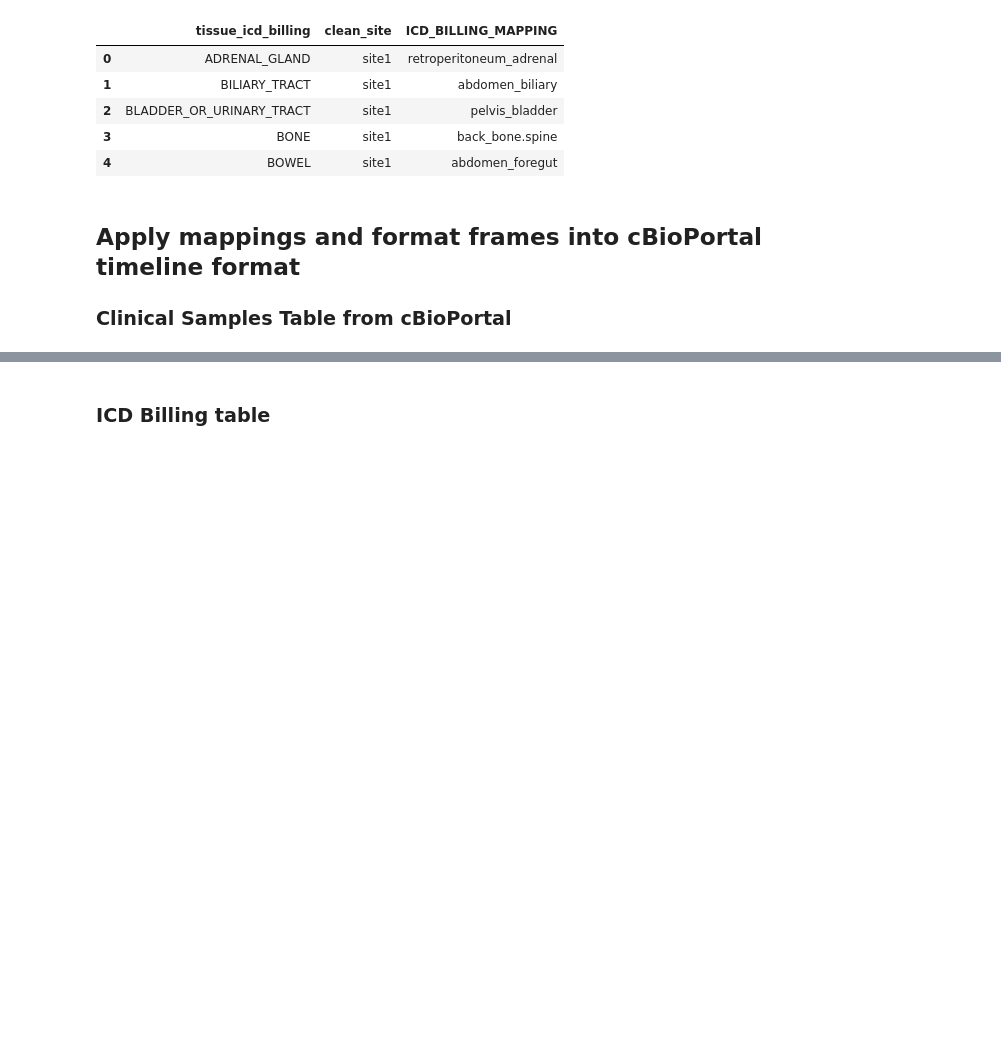
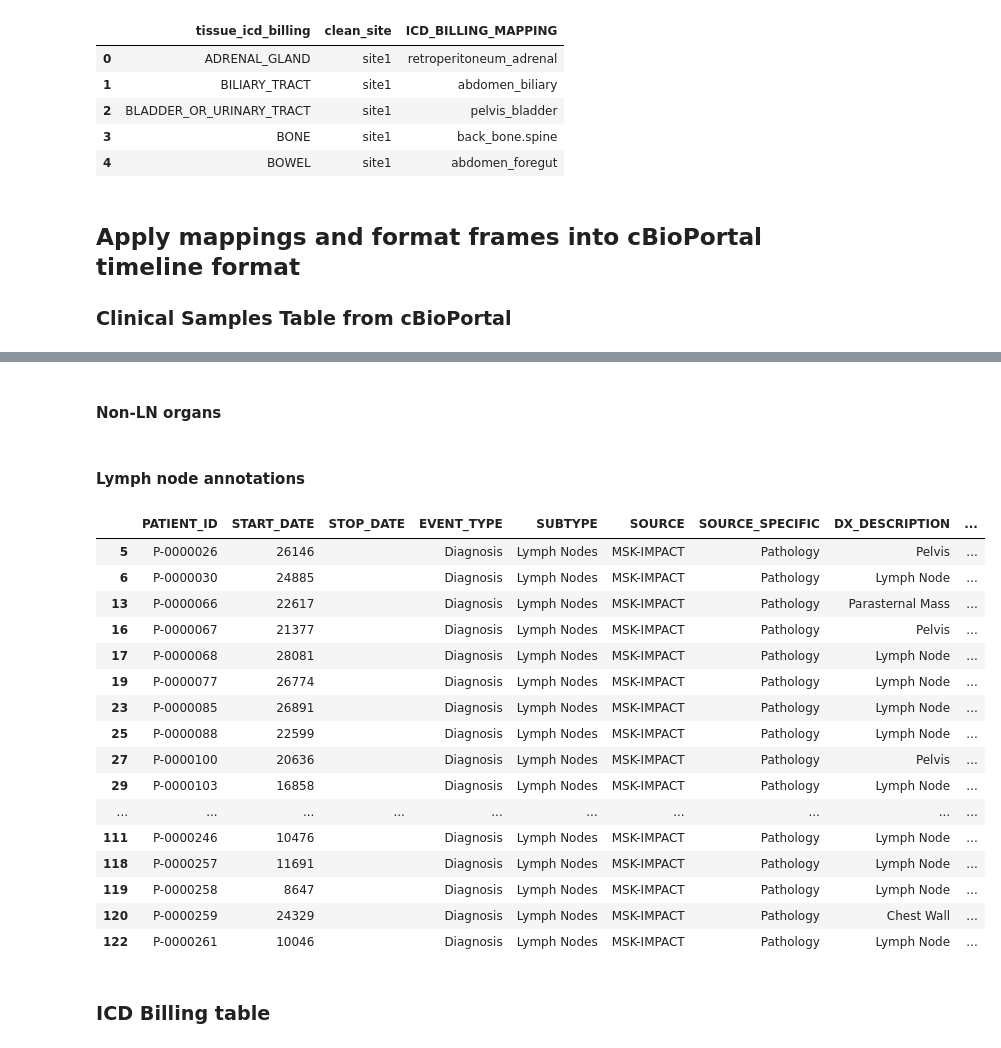
Before and after one commit to clinical-data-mining/organ-site-mapping, a Jupyter notebook: demo_notebooks/met_site_data_creation_impact_scaled.ipynb, the cells around one changed output, grey strips where cells are left out. Drawn from its saved outputs; the diff is of its cells as text; code cells hidden in the pictures; blank space fills up the shorter version.

```diff
--- a/demo_notebooks/met_site_data_creation_impact_scaled.ipynb
+++ b/demo_notebooks/met_site_data_creation_impact_scaled.ipynb
@@ -357,0 +384,2 @@ df_met_sites_impact.head()
+# %% [markdown]
+#### Non-LN organs
@@ -358,3 +391,29 @@ df_met_sites_impact.head()
+# %% [markdown]
+#### Lymph node annotations
+# %%
+df_met_sites_impact_ln = df_met_sites_impact[df_met_sites_impact['ANATOMIC_LOCATION'].isin(['LYMPH'])]
+df_met_sites_impact_ln = df_met_sites_impact_ln.assign(SUBTYPE='Lymph Nodes')
+df_met_sites_impact_ln = df_met_sites_impact_ln[col_order]
+# %%
+df_met_sites_impact_ln.head()
+# %% [output]
+|  | PATIENT_ID | START_DATE | STOP_DATE | EVENT_TYPE | SUBTYPE | SOURCE | SOURCE_SPECIFIC | DX_DESCRIPTION | ... |
+| 5 | P-0000026 | 26146 |  | Diagnosis | Lymph Nodes | MSK-IMPACT | Pathology | Pelvis | ... |
+| 6 | P-0000030 | 24885 |  | Diagnosis | Lymph Nodes | MSK-IMPACT | Pathology | Lymph Node | ... |
+| 13 | P-0000066 | 22617 |  | Diagnosis | Lymph Nodes | MSK-IMPACT | Pathology | Parasternal Mass | ... |
+| 16 | P-0000067 | 21377 |  | Diagnosis | Lymph Nodes | MSK-IMPACT | Pathology | Pelvis | ... |
+| 17 | P-0000068 | 28081 |  | Diagnosis | Lymph Nodes | MSK-IMPACT | Pathology | Lymph Node | ... |
+| 19 | P-0000077 | 26774 |  | Diagnosis | Lymph Nodes | MSK-IMPACT | Pathology | Lymph Node | ... |
+| 23 | P-0000085 | 26891 |  | Diagnosis | Lymph Nodes | MSK-IMPACT | Pathology | Lymph Node | ... |
+| 25 | P-0000088 | 22599 |  | Diagnosis | Lymph Nodes | MSK-IMPACT | Pathology | Lymph Node | ... |
+| 27 | P-0000100 | 20636 |  | Diagnosis | Lymph Nodes | MSK-IMPACT | Pathology | Pelvis | ... |
+| 29 | P-0000103 | 16858 |  | Diagnosis | Lymph Nodes | MSK-IMPACT | Pathology | Lymph Node | ... |
+| ... | ... | ... | ... | ... | ... | ... | ... | ... | ... |
+| 111 | P-0000246 | 10476 |  | Diagnosis | Lymph Nodes | MSK-IMPACT | Pathology | Lymph Node | ... |
+| 118 | P-0000257 | 11691 |  | Diagnosis | Lymph Nodes | MSK-IMPACT | Pathology | Lymph Node | ... |
+| 119 | P-0000258 | 8647 |  | Diagnosis | Lymph Nodes | MSK-IMPACT | Pathology | Lymph Node | ... |
+| 120 | P-0000259 | 24329 |  | Diagnosis | Lymph Nodes | MSK-IMPACT | Pathology | Chest Wall | ... |
+| 122 | P-0000261 | 10046 |  | Diagnosis | Lymph Nodes | MSK-IMPACT | Pathology | Lymph Node | ... |
 # %% [markdown]
 ### ICD Billing table
 # %%
```
Also changed, not shown: parts of 34 cells of this notebook.
